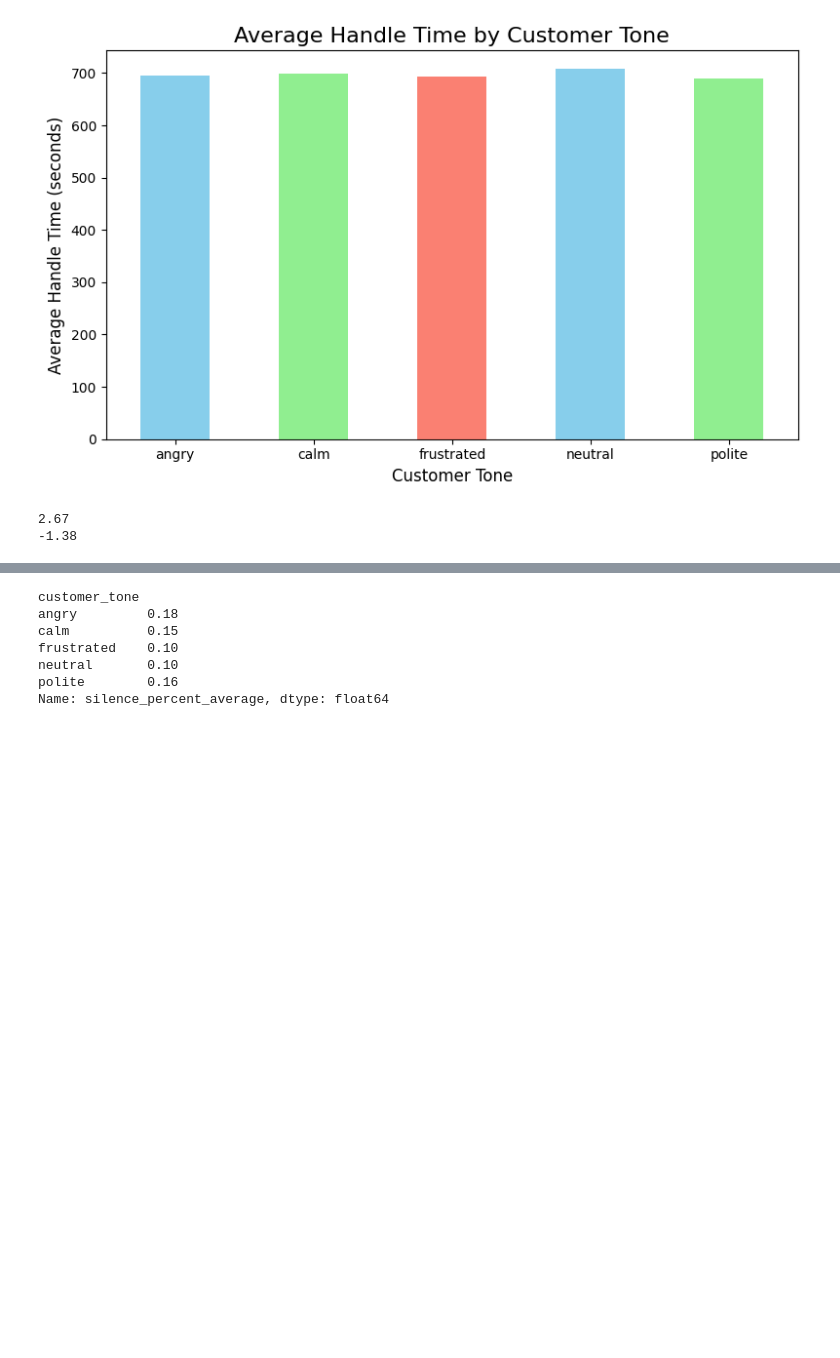
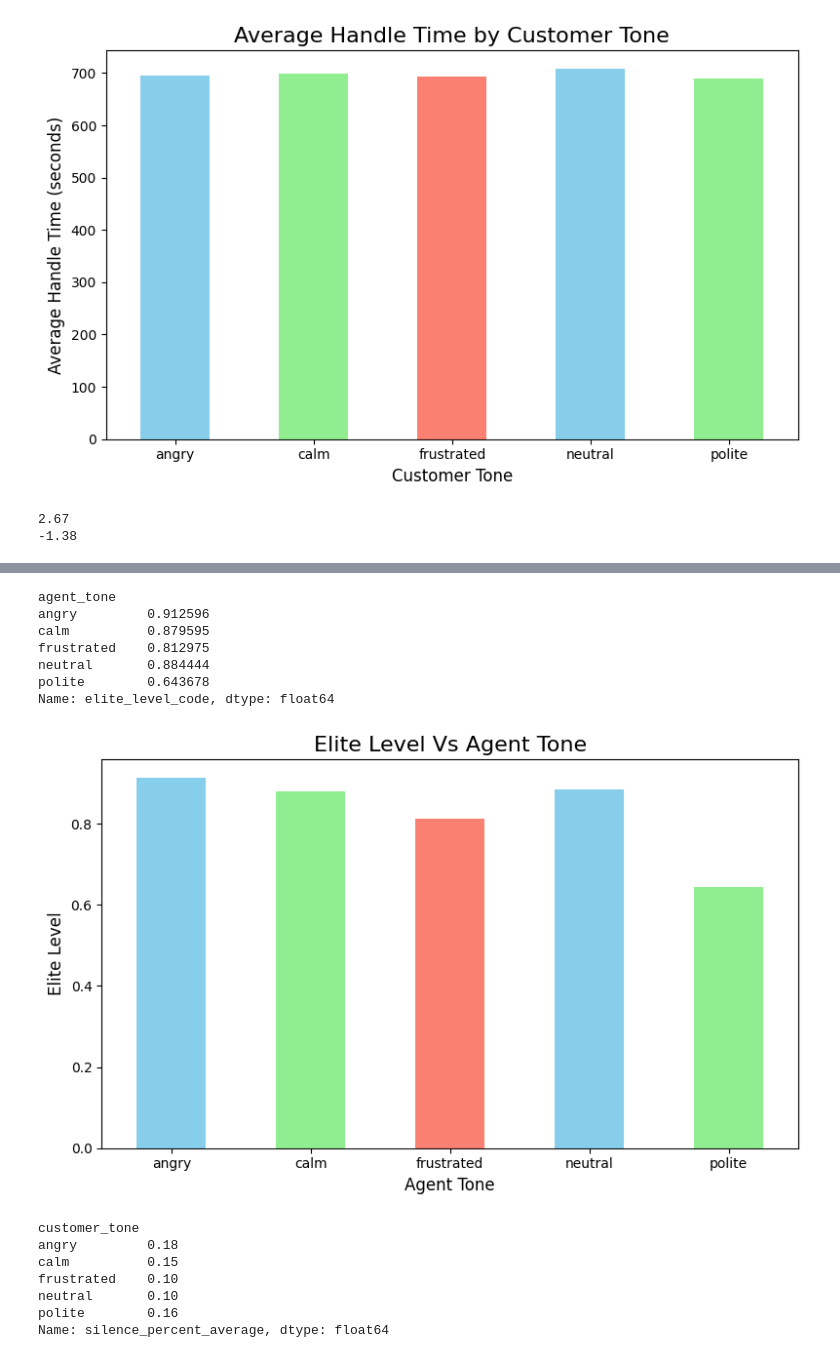
Before and after one commit to dheerajGits/skyhack, a Jupyter notebook: main.ipynb, the cells around one changed output, grey strips where cells are left out. Saved outputs shown, nothing was run; the diff lists cells and outputs as text; code cells hidden in the pictures; blank space fills up the shorter version.

```diff
--- a/main.ipynb
+++ b/main.ipynb
@@ -265,3 +358,23 @@ print(main_dataset['average_sentiment'].min())
+# %%
+avg_elite_level_by_agent_tone= main_dataset.groupby('agent_tone')['elite_level_code'].mean()
+print(avg_elite_level_by_agent_tone)
+plt.figure(figsize=(8, 5))
+avg_elite_level_by_agent_tone.plot(kind='bar', color=['skyblue', 'lightgreen', 'salmon'])
+plt.title('Elite Level Vs Agent Tone', fontsize=16)
+plt.xlabel('Agent Tone', fontsize=12)
+plt.ylabel('Elite Level', fontsize=12)
+plt.xticks(rotation=0)
+plt.tight_layout()
+plt.show()
+# %% [output]
+agent_tone
+angry         0.912596
+calm          0.879595
+frustrated    0.812975
+neutral       0.884444
+polite        0.643678
+Name: elite_level_code, dtype: float64
+[figure, added]
 # %%
 avg_handle_time_by_customer_tone_mode = main_dataset.groupby('customer_tone')['silence_percent_average'].agg(lambda x: x.mode()[0] if not x.mode().empty else None)
 print(avg_handle_time_by_customer_tone_mode)
```
Also changed, not shown: parts of 7 cells of this notebook, 1 other file.
